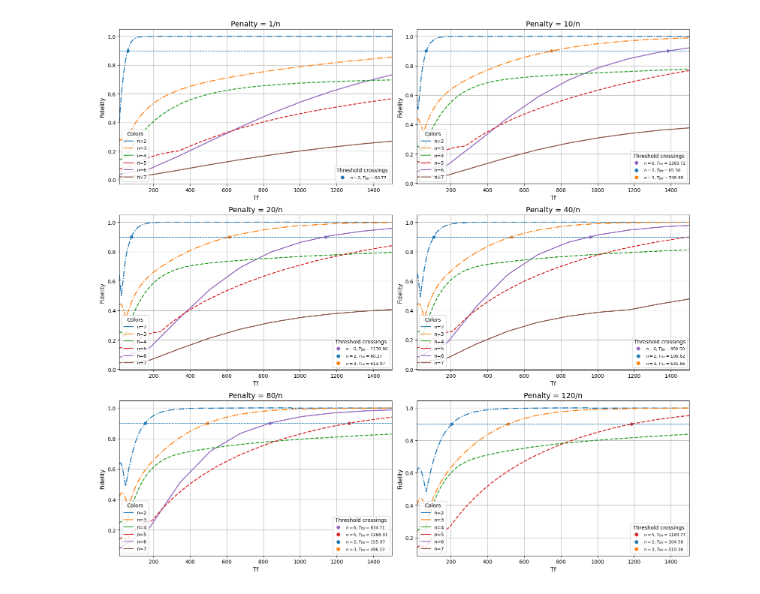
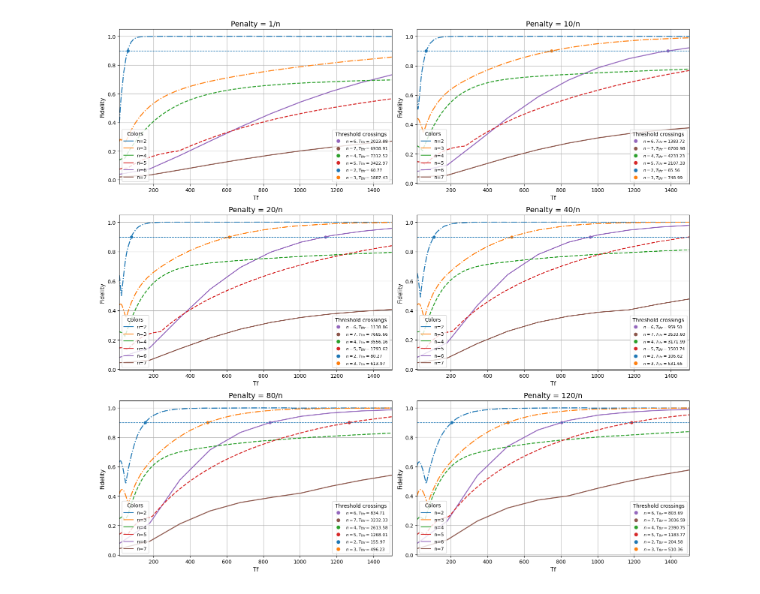
Before and after one commit to Secretmud/zermelos-navigation-problem, a Jupyter notebook: src/Plots.ipynb, the cells around one changed output. Cells and saved outputs as stored; diff of their text form; code cells hidden in the pictures.

```diff
--- a/src/Plots.ipynb
+++ b/src/Plots.ipynb
@@ -287,15 +343,88 @@ def read_fidelity_file(file_path: pathlib.Path) -> FidelityData:
     return meta
 
 
+import numpy as np
+
 def compute_threshold_crossing(ts: np.ndarray, arr: np.ndarray, threshold: float):
     """
-    Returns interpolated threshold crossing time, or None if never crosses.
+    Return an estimated threshold crossing time.
+
+    Behavior:
+    - If the data actually crosses the threshold between two samples, return the
+      interpolated crossing time.
+    - If it never crosses within the sampled interval, extrapolate using the
+      segment endpoint closest to the threshold and its local slope.
+    - Return None if no estimate is possible (e.g. flat data everywhere).
     """
-    above = arr >= threshold
-    if not np.any(above):
+    ts = np.asarray(ts, dtype=float)
+    arr = np.asarray(arr, dtype=float)
+
+    if ts.ndim != 1 or arr.ndim != 1 or len(ts) != len(arr) or len(arr) < 2:
+        raise ValueError("ts and arr must be 1D arrays of equal length >= 2")
+
+    diff = arr - threshold
+
+    # Exact hit at a sampled point
+    exact_idx = np.where(diff == 0)[0]
+    if exact_idx.size > 0:
+        return ts[exact_idx[0]]
+
+    # Real crossing: consecutive points on opposite sides of threshold
+    crossing_idx = np.where(diff[:-1] * diff[1:] < 0)[0]
+    if crossing_idx.size > 0:
+        i = crossing_idx[0]
+        x0, x1 = ts[i], ts[i + 1]
+        y0, y1 = arr[i], arr[i + 1]
+        return x0 + (threshold - y0) * (x1 - x0) / (y1 - y0)
+
+    # No real crossing: estimate by extrapolation
+    # Pick the sampled point closest to the threshold
+    i = np.argmin(np.abs(diff))
+
+    # Choose a neighboring segment to estimate local slope
+    candidates = []
+    if i > 0:
+        candidates.append((i - 1, i))
+    if i < len(arr) - 1:
+        candidates.append((i, i + 1))
+
+    if not candidates:
         return None
 
-    px = np.argmax(above)
+    # Prefer the neighboring segment with the steepest nonzero slope
+    best = None
+    best_abs_slope = -np.inf
+
+    for j0, j1 in candidates:
+        dt = ts[j1] - ts[j0]
+        dy = arr[j1] - arr[j0]
+        if dt == 0:
+            continue
+        slope = dy / dt
+        if slope != 0 and abs(slope) > best_abs_slope:
+            best = (j0, j1, slope)
+            best_abs_slope = abs(slope)
+
+    if best is None:
+        return None
+
+    j0, j1, slope = best
+
+    # Extrapolate from the endpoint closer to the threshold
+    if abs(arr[j0] - threshold) <= abs(arr[j1] - threshold):
+        x_ref, y_ref = ts[j0], arr[j0]
+    else:
+        x_ref, y_ref = ts[j1], arr[j1]
+
+    return x_ref + (threshold - y_ref) / slope
+"""
+def compute_threshold_crossing(ts: np.ndarray, arr: np.ndarray, threshold: float):
+
+    #above = arr >= threshold
+    #if not np.any(above):
+    #    return None
+
+    px = np.argmax(arr)
 
     if px == 0:
         return ts[0]
@@ -307,7 +436,7 @@ def compute_threshold_crossing(ts: np.ndarray, arr: np.ndarray, threshold: float
         return ts[px]
 
     return x0 + (threshold - y0) * (x1 - x0) / (y1 - y0)
-
+"""
 
 # -----------------------------
 # Load and group data
@@ -479,5 +608,5 @@ plt.show()
 ['800', '-1', '15', '1500', '1', 'fids']
 ['800', '-1', '15', '1500', '20', 'fids']
 ['800', '-1', '15', '1500', '40', 'fids']
 ['800', '-1', '15', '1500', '80', 'fids']
-[figure, old version]
+[figure, new version]
```
Also changed, not shown: parts of 8 cells of this notebook, 2 other files.
